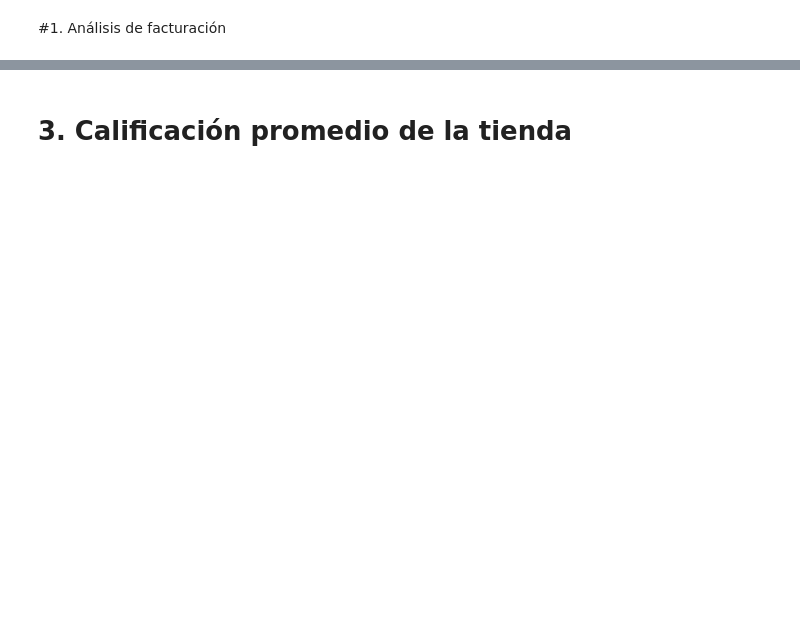
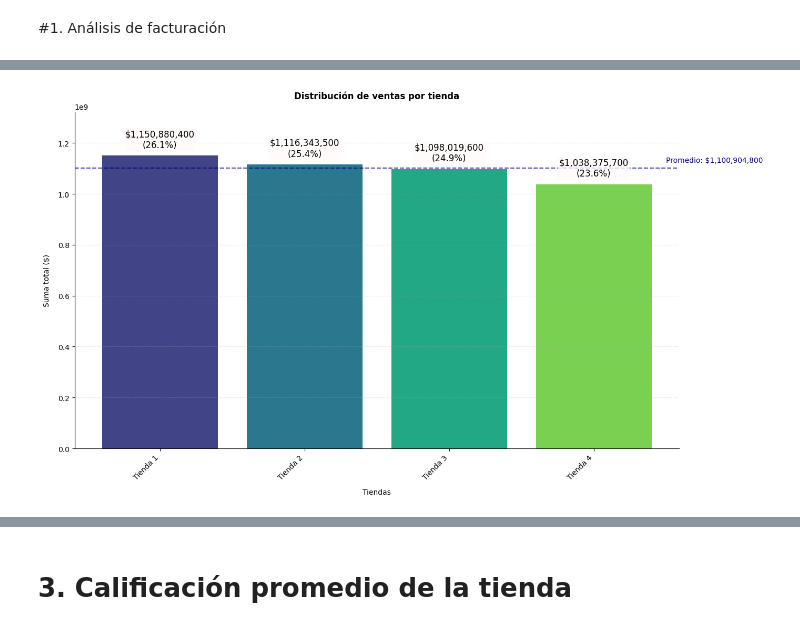
Before and after one commit to Vanne-Rbg/challenge_one_data_science, a Jupyter notebook: Challenge_Alura_Store.ipynb, the cells around one changed output, grey strips where cells are left out. Drawn from its saved outputs; the diff is of its cells as text; code cells hidden in the pictures; blank space fills up the shorter version.

```diff
--- a/Challenge_Alura_Store.ipynb
+++ b/Challenge_Alura_Store.ipynb
@@ -79,0 +117,58 @@ KeyError: 'precio'
+# %%
+def plot_suma_precios_tiendas(totals, nombres_tiendas):
+    """
+    Crea un gráfico de barras con la suma de precios por tienda mostrando porcentajes.
+
+    Args:
+        totals: Lista con los totales por tienda
+        nombres_tiendas: Lista de nombres de las tiendas
+    """
+    # Cálculo de porcentajes
+    total_sum = sum(totals)
+    porcentajes = [(total / total_sum) * 100 for total in totals]
+
+    # Configuración del gráfico
+    plt.figure(figsize=(14, 8))
+    ax = plt.subplot()
+
+    # Crear barras con paleta de colores
+    bars = ax.bar(nombres_tiendas, totals, color=sns.color_palette("viridis", len(totals)))
+
+    # Personalización del gráfico
+    ax.set_title("Distribución de ventas por tienda", pad=18, fontsize=12, fontweight='bold')
+    ax.set_xlabel("Tiendas", labelpad=10)
+    ax.set_ylabel("Suma total ($)", labelpad=10)
+
+    # Quitar bordes innecesarios
+    for spine in ['top', 'right']:
+        ax.spines[spine].set_visible(False)
+
+    # Añadir etiquetas con valores y porcentajes
+    for bar, total, porcentaje in zip(bars, totals, porcentajes):
+        height = bar.get_height()
+        ax.text(bar.get_x() + bar.get_width()/2, height + max(totals)*0.02,
+                f'${total:,.0f}\n({porcentaje:.1f}%)',
+                ha='center', va='bottom',
+                fontsize=12,
+                bbox=dict(facecolor='snow', alpha=0.8, edgecolor='none', pad=2))
+
+    # Añadir línea del promedio
+    promedio = total_sum / len(totals)
+    ax.axhline(y=promedio, color='navy', linestyle='--', alpha=0.7)
+    ax.text(len(totals)-0.5, promedio + max(totals)*0.02,
+            f'Promedio: ${promedio:,.0f}',
+            color='navy')
+
+    # Ajustar límites y rotación
+    plt.xticks(rotation=45, ha='right')
+    plt.ylim(0, max(totals) * 1.15)
+    plt.grid(axis='y', linestyle='--', alpha=0.3)
+    plt.tight_layout()
+    plt.show()
+
+# Ejemplo de uso
+totals = [1150880400, 1116343500, 1098019600, 1038375700]
+nombres_tiendas = ['Tienda 1', 'Tienda 2', 'Tienda 3', 'Tienda 4']
+plot_suma_precios_tiendas(totals, nombres_tiendas)
+# %% [output]
+[figure, added]
```
Also changed, not shown: parts of 22 cells of this notebook.
